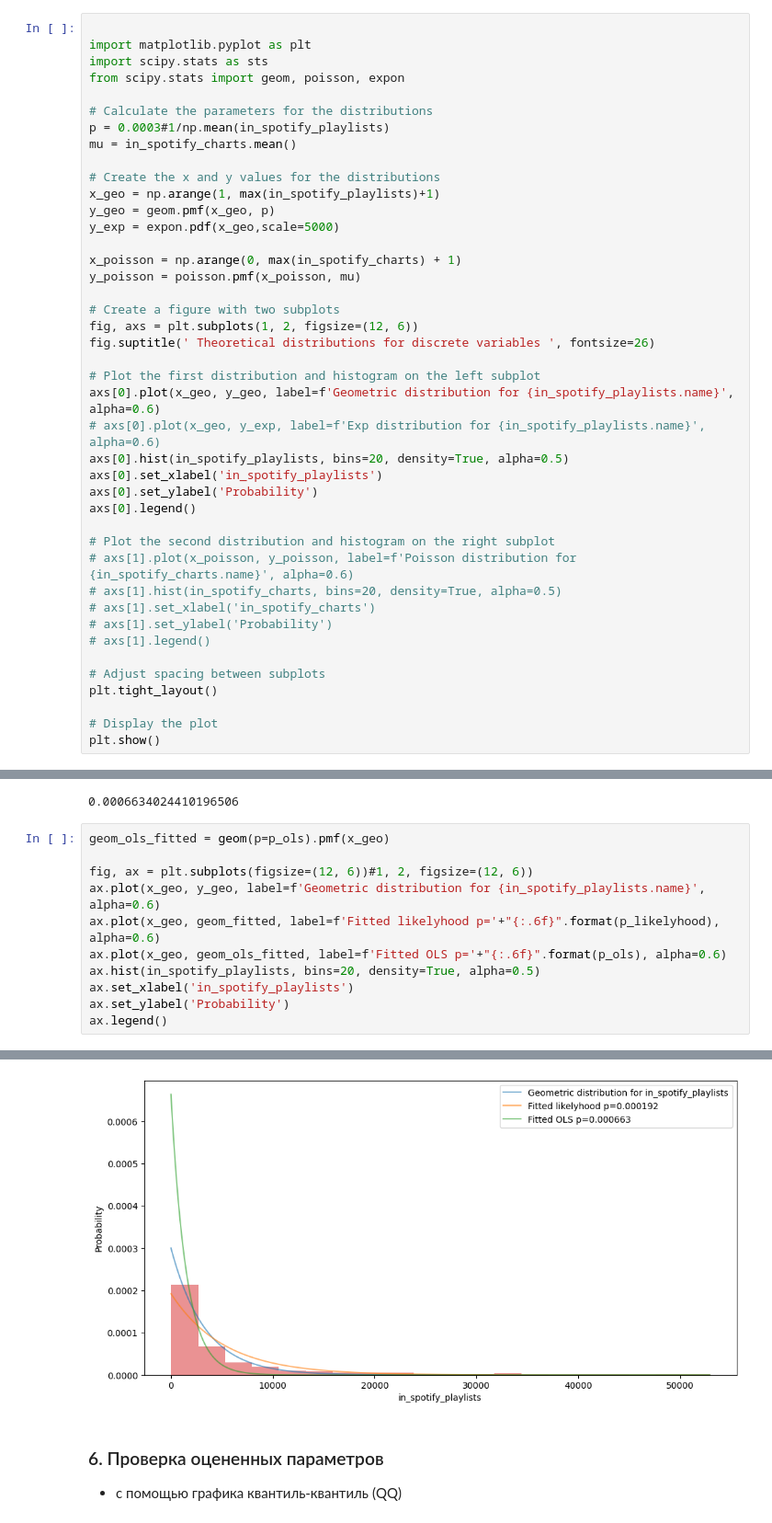
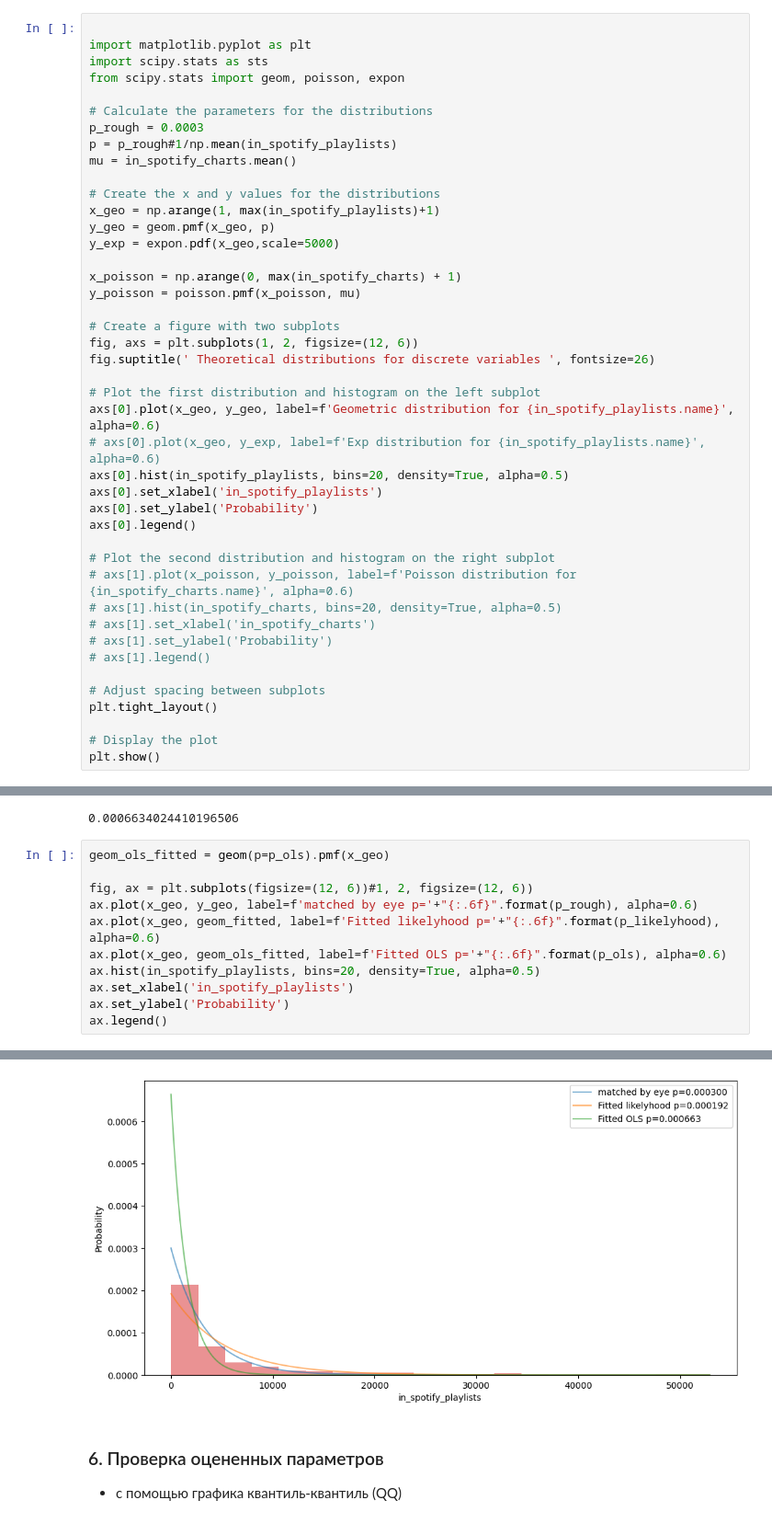
Before and after one commit to SergeyPishchulov/MOMO, a Jupyter notebook: lab3/лаба3.ipynb, the cells around one changed output, grey strips where cells are left out. Shown: that part at 92% size. Saved outputs shown, nothing was run; the diff lists cells and outputs as text.

```diff
--- a/lab3/лаба3.ipynb
+++ b/lab3/лаба3.ipynb
@@ -275,7 +275,8 @@ import scipy.stats as sts
 from scipy.stats import geom, poisson, expon
 
 # Calculate the parameters for the distributions
-p = 0.0003#1/np.mean(in_spotify_playlists)
+p_rough = 0.0003
+p = p_rough#1/np.mean(in_spotify_playlists)
 mu = in_spotify_charts.mean()
 
 # Create the x and y values for the distributions
@@ -396,17 +397,17 @@ p_ols
 # %%
 geom_ols_fitted = geom(p=p_ols).pmf(x_geo)
 
 fig, ax = plt.subplots(figsize=(12, 6))#1, 2, figsize=(12, 6))
-ax.plot(x_geo, y_geo, label=f'Geometric distribution for {in_spotify_playlists.name}', alpha=0.6)
+ax.plot(x_geo, y_geo, label=f'matched by eye p='+"{:.6f}".format(p_rough), alpha=0.6)
 ax.plot(x_geo, geom_fitted, label=f'Fitted likelyhood p='+"{:.6f}".format(p_likelyhood), alpha=0.6)
 ax.plot(x_geo, geom_ols_fitted, label=f'Fitted OLS p='+"{:.6f}".format(p_ols), alpha=0.6)
 ax.hist(in_spotify_playlists, bins=20, density=True, alpha=0.5)
 ax.set_xlabel('in_spotify_playlists')
 ax.set_ylabel('Probability')
 ax.legend()
 # %% [output]
 <matplotlib.legend.Legend at 0x...>
-[figure, old version]
+[figure, new version]
 # %% [markdown]
 ### 6. Проверка оцененных параметров
 - с помощью графика квантиль-квантиль (QQ)
```
Also changed, not shown: parts of 1 cell of this notebook.
